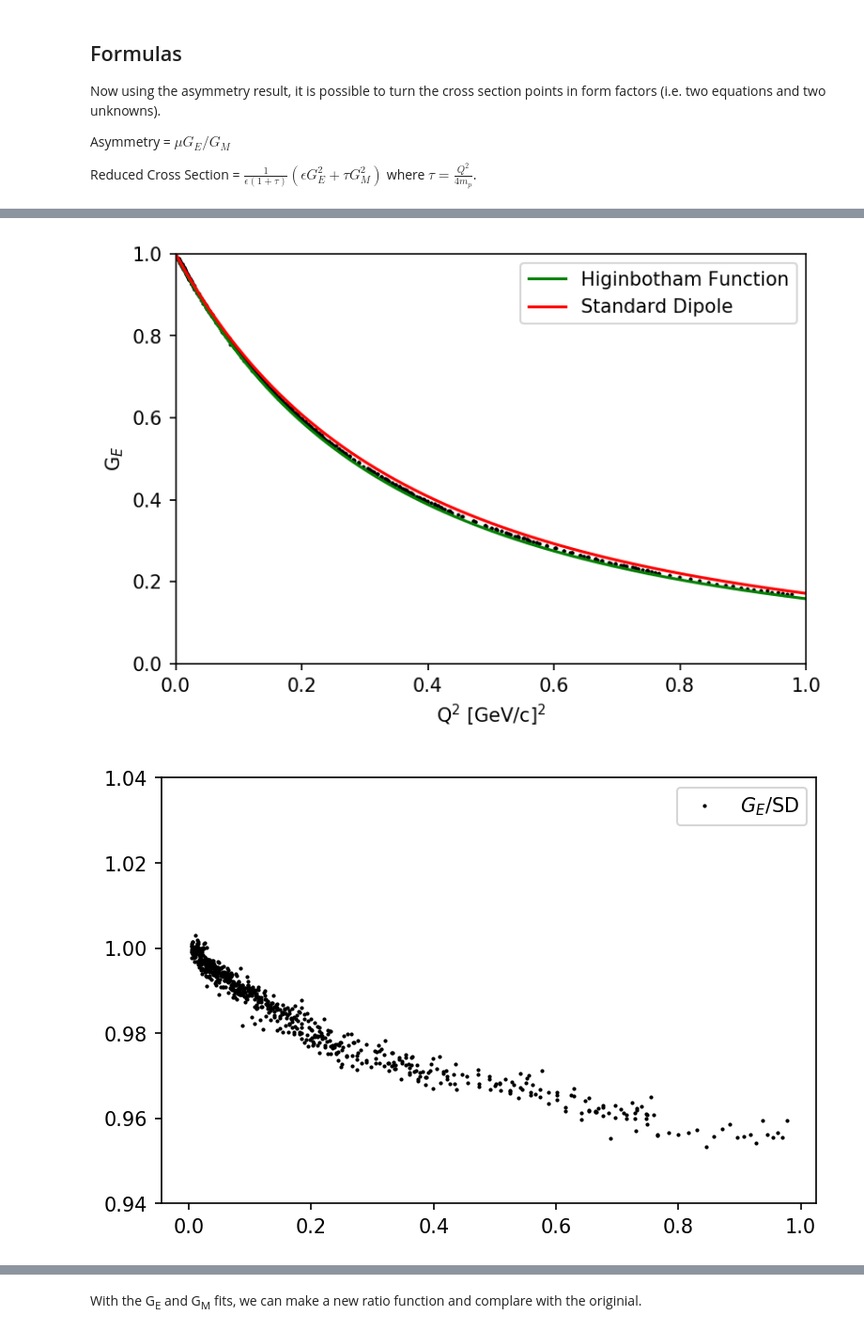
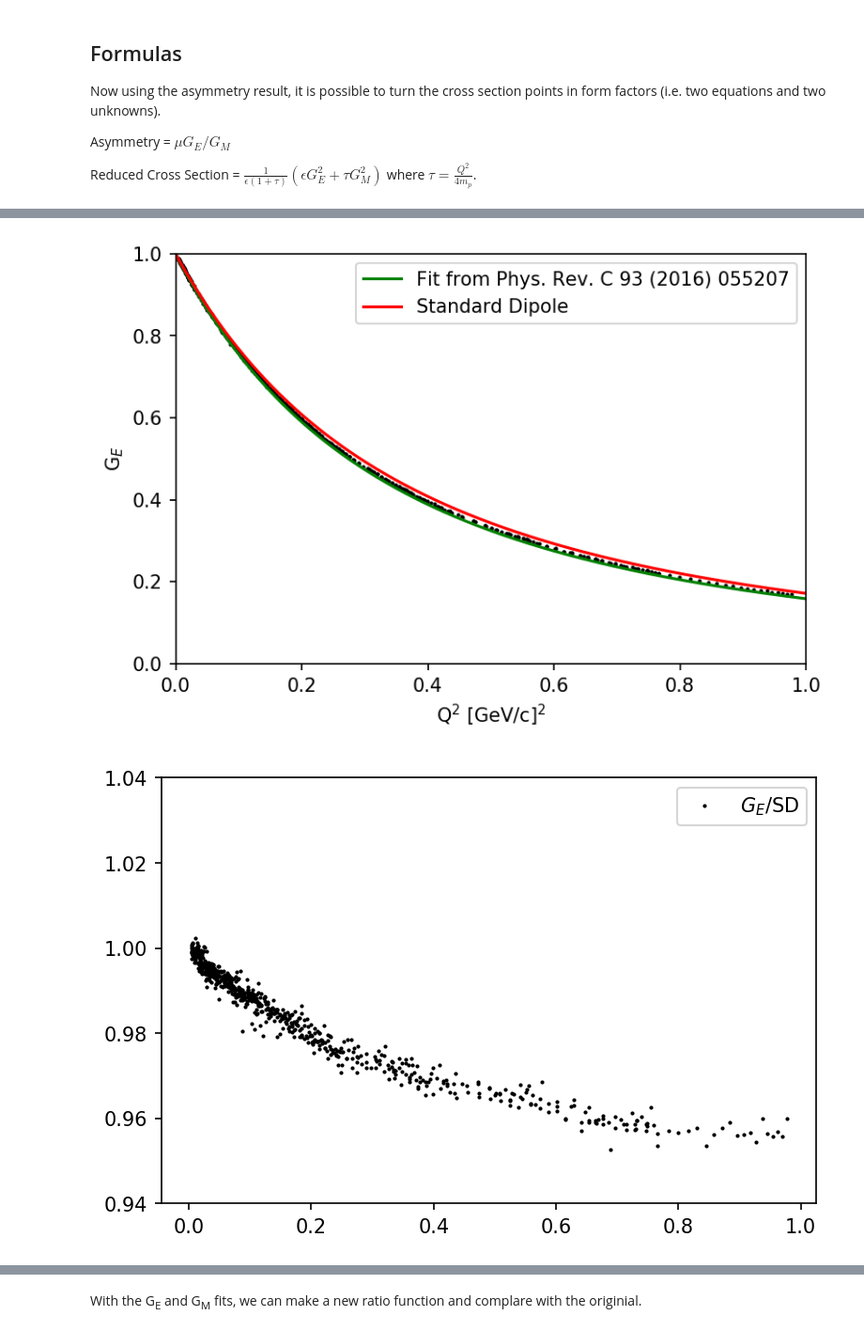
Before and after one commit to JeffersonLab/AsymmetryData, a Jupyter notebook: CrossSectionData.ipynb, the cells around one changed output, grey strips where cells are left out. Shown at 94% size. Drawn from its saved outputs; the diff is of its cells as text; code cells hidden in the pictures.

```diff
--- a/CrossSectionData.ipynb
+++ b/CrossSectionData.ipynb
@@ -66,10 +66,10 @@ for n in range(len(q2)):
     try:
         ge.append(sqrt(charge(q2[n],eps[n],rcs[n],1.0)))
         t=(sqrt(charge(q2[n],eps[n],rcs[n],1.0)))
-        uge.append((sqrt(charge(q2[n],eps[n],rcs[n]*(1+ecs[n]),1.05))-t))
+        uge.append((sqrt(charge(q2[n],eps[n],rcs[n]*(1+ecs[n]),1.1))-t))
         gm.append(sqrt(magnetic(q2[n],eps[n],rcs[n],1)))
         y=sqrt(magnetic(q2[n],eps[n],rcs[n],1))
-        x=sqrt(magnetic(q2[n],eps[n],rcs[n]*(1+ecs[n]),0.95))
+        x=sqrt(magnetic(q2[n],eps[n],rcs[n]*(1+ecs[n]),0.9))
         ugm.append(x-y)
     except:
         print('Problem with event',n+1)
@@ -125,36 +125,36 @@ mq2=np.linspace(0,1,1000)
 for n in mq2:
     rdd.append(dd(n))
     sdd.append(sd(n))
     mdd.append(sd(n)*PROTON_MU)
 
 plt.figure(dpi=150)
 plt.plot(q2,ge,'o',ms=1,color='black')
 plt.errorbar(q2,ge,yerr=uge,fmt=',',zorder=1,color='black')
-plt.plot(mq2,rdd,'r',color='green',label='Higinbotham Function')
+plt.plot(mq2,rdd,'r',color='green',label='Fit from Phys. Rev. C 93 (2016) 055207')
 plt.plot(mq2,sdd,'-',color='red',label='Standard Dipole')
 plt.xlim(0,1)
 plt.ylim(0,1)
 plt.xlabel('Q$^2$ [GeV/c]$^2$')
 plt.ylabel('G$_E$')
 plt.legend()
 plt.savefig("./Figures/GeFigure.png") # Raster Graphic
 plt.savefig("./Figures/GeFigure.pdf") # Vector Graphic
 plt.show()
 
 ratio=[]
 count=0
 for m in q2:
     ratio.append(ge[count]/sd(m))
     count+=1
 
 plt.figure(dpi=150)
 plt.plot(q2,ratio,'o',ms=1,label='$G_E$/SD',color='black')
 plt.ylim(0.94,1.04)
 plt.legend()
 plt.show()
 # %% [output]
-[figure, old version]
+[figure, new version]
-[figure, old version]
+[figure, new version]
 # %%
 #
 # Gm vs. Q2 Plot
```
Also changed, not shown: parts of 17 cells of this notebook, 12 other files.
